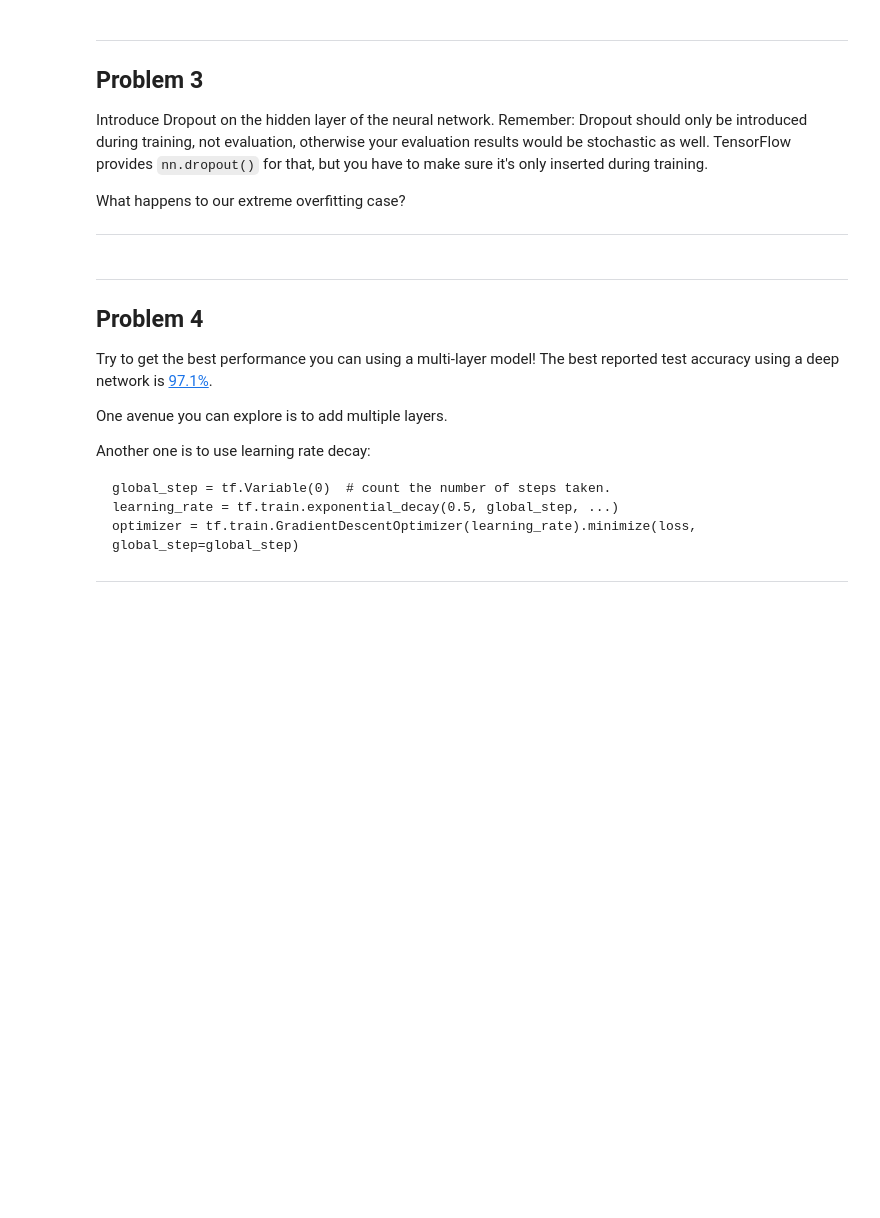
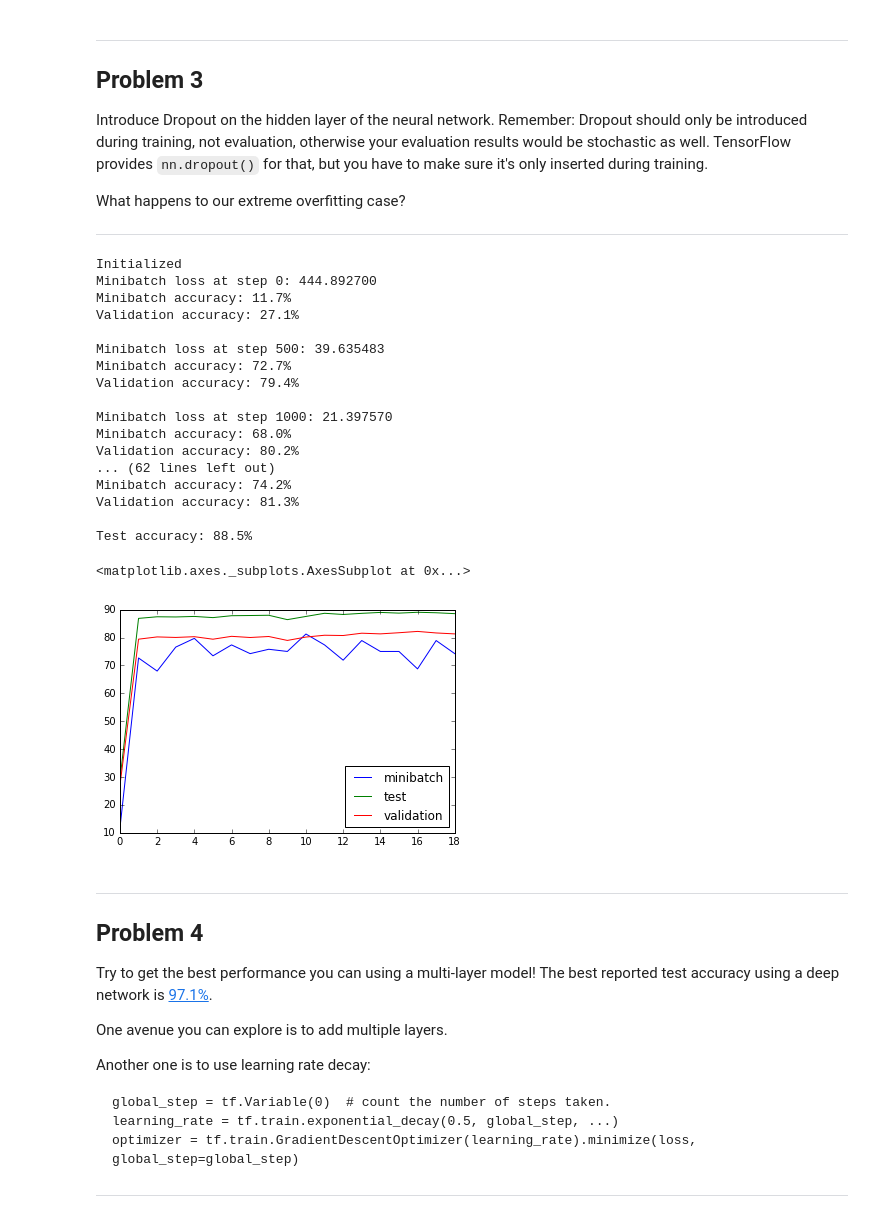
Before and after one commit to JonahJ/tensorflow, a Jupyter notebook: tensorflow/examples/udacity/3_regularization.ipynb, the cells around one changed output. Drawn from its saved outputs; the diff is of its cells as text; code cells hidden in the pictures; blank space fills up the shorter version.

```diff
--- a/tensorflow/examples/udacity/3_regularization.ipynb
+++ b/tensorflow/examples/udacity/3_regularization.ipynb
@@ -301,3 +394,60 @@ What happens to our extreme overfitting case?
+# %%
+num_steps = 9001
+
+results = []
+with tf.Session(graph=graph) as session:
+    tf.initialize_all_variables().run()
+    print("Initialized")
+    for step in range(num_steps):
+        # Pick an offset within the training data, which has been randomized.
+        # Note: we could use better randomization across epochs.
+        offset = (step * batch_size) % (train_labels.shape[0] - batch_size)
+        # Generate a minibatch.
+        batch_data = train_dataset[offset:(offset + batch_size), :]
+        batch_labels = train_labels[offset:(offset + batch_size), :]
+
+        feed_dict = {
+            tf_train_dataset : batch_data,
+            tf_train_labels : batch_labels,
+            prob_to_keep : 0.5
+        }
+        _, l, predictions = session.run( [optimizer, loss_l2, train_prediction], feed_dict=feed_dict)
+        if (step % 500 == 0):
+            print("Minibatch loss at step %d: %f" % (step, l))
+            print("Minibatch accuracy: %.1f%%" % accuracy(predictions, batch_labels))
+            print("Validation accuracy: %.1f%%" % accuracy( valid_prediction.eval(), valid_labels) )
+            print('')
+
+            results.append({
+#                 'loss': l,
+                'minibatch': accuracy(predictions, batch_labels),
+                'validation': accuracy( valid_prediction.eval(), valid_labels),
+                'test': accuracy(test_prediction.eval(), test_labels)
+            })
+    print("Test accuracy: %.1f%%" % accuracy(test_prediction.eval(), test_labels))
+
+results = pd.DataFrame(results)
+results.plot()
+# %% [output]
+Initialized
+Minibatch loss at step 0: 444.892700
+Minibatch accuracy: 11.7%
+Validation accuracy: 27.1%
+
+Minibatch loss at step 500: 39.635483
+Minibatch accuracy: 72.7%
+Validation accuracy: 79.4%
+
+Minibatch loss at step 1000: 21.397570
+Minibatch accuracy: 68.0%
+Validation accuracy: 80.2%
+... (62 lines left out)
+Minibatch accuracy: 74.2%
+Validation accuracy: 81.3%
+
+Test accuracy: 88.5%
+<matplotlib.axes._subplots.AxesSubplot at 0x...>
+[figure, added]
 # %% [markdown]
 ---
 Problem 4
```
Also changed, not shown: parts of 1 cell of this notebook.
